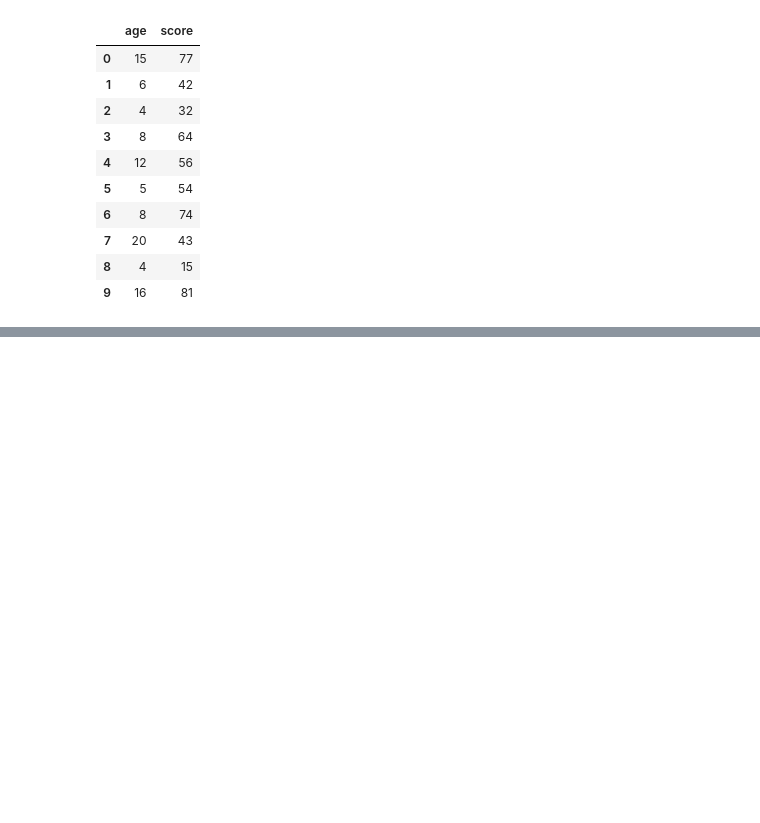
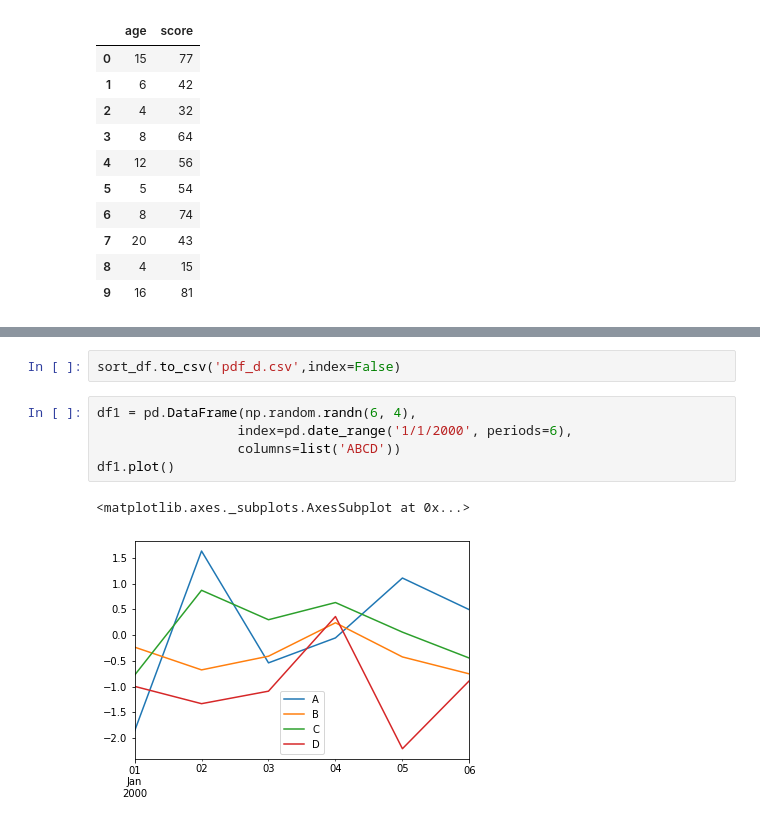
Before and after one commit to tensorFlow-c/ReadyForAI, a Jupyter notebook: pandas0703.ipynb, the cells around one changed output, grey strips where cells are left out. Saved outputs shown, nothing was run; the diff lists cells and outputs as text; blank space fills up the shorter version.

```diff
--- a/pandas0703.ipynb
+++ b/pandas0703.ipynb
@@ -33,0 +68,10 @@ df
+# %%
+sort_df.to_csv('pdf_d.csv',index=False)
+# %%
+df1 = pd.DataFrame(np.random.randn(6, 4),
+                  index=pd.date_range('1/1/2000', periods=6),
+                  columns=list('ABCD'))
+df1.plot()
+# %% [output]
+<matplotlib.axes._subplots.AxesSubplot at 0x...>
+[figure, added]
```
Also changed, not shown: parts of 11 cells of this notebook.
